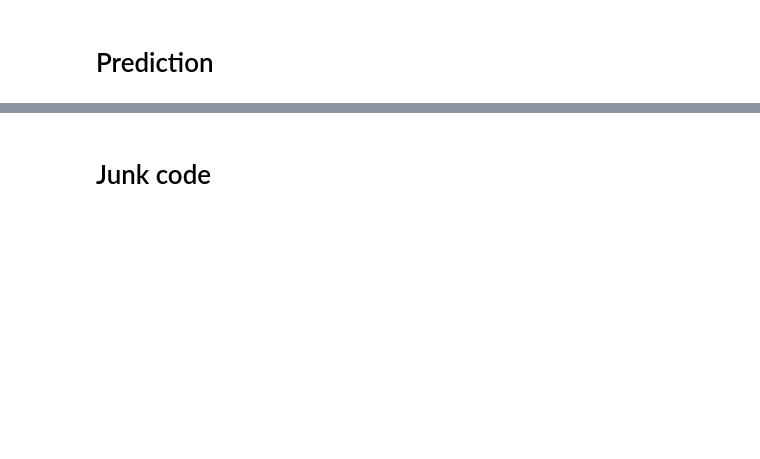
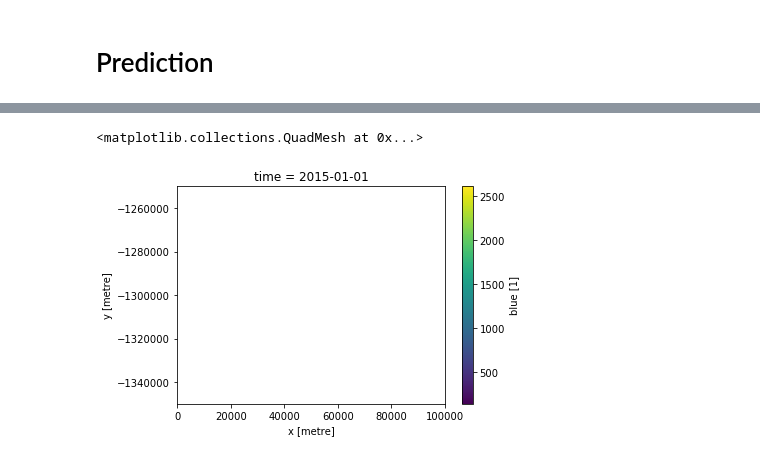
Before and after one commit to s-m-t-c/LCCS, a Jupyter notebook: decision_tree/efficienttrainer.ipynb, the cells around one changed output, grey strips where cells are left out. Drawn from its saved outputs; the diff is of its cells as text; code cells hidden in the pictures; blank space fills up the shorter version.

```diff
--- a/decision_tree/efficienttrainer.ipynb
+++ b/decision_tree/efficienttrainer.ipynb
@@ -105,16 +168,0 @@ AttributeError: 'str' object has no attribute 'distance'
-# %%
-#open the shapefile containing labelled data
-# shp_path='/g/data1a/u46/users/sc0554/LCCS/LCCS/decision_tree/training_data/training_samples_2015_-11_-35.shp'
-# shp_path='/g/data1a/u46/users/sc0554/LCCS/LCCS/decision_tree/training_data/LANDSCAPE_SALandCover_TrainingData_PointsConsolidated_SAOnly.shp'
-shp_path = '/g/data1a/r78/LCCS_Aberystwyth/training_data/2010_merged.shp'
-# shapes=fiona.open(shp_path,'r')
-# shp = gp.read_file(shp_path)
-crs=geometry.CRS(shapes.crs_wkt)
-# field = 'Classvalue'
-# field = 'CLASS_VALU'
-field = 'classnum'
-# class_value = 33
-product = 'ls8_nbart_geomedian_annual'
-query = {
-         'time': ('2015-01-01', '2015-02-01')
-         }
@@ -282,13 +252,17 @@ sklearn.tree.plot_tree(dtree, feature_names=feature_names, class_names=target_na
 # y = (-3000000, -2950000)
 # x = (-1000000, -950000)
 # y = (-3400000, -3350000)
-x = (-1200000, -1299850)
-y = (-3600000, -3500125)
+# x = (-1200000, -1299850)
+# y = (-3600000, -3500125)
 
 # # Coorong
 # x = (600000, 700000)
 # y = (-3950000, -3850000)
 
+# Kakadu
+x = (0,100000)
+y = (-1350000,-1250000)
+
 query = {'time': ('2015-01-01', '2015-02-01')}
 query['x'] = (x[0], x[1])
 query['y'] = (y[0], y[1])
@@ -299,6 +273,11 @@ display_map(x, y, crs="EPSG:3577")
 [interactive output not drawn]
 # %%
 new_data = dc.load(product=product, group_by='solar_day', **query)
+# %%
+new_data.blue.isel(time=0).plot()
+# %% [output]
+<matplotlib.collections.QuadMesh at 0x...>
+[figure, added]
 # %%
 new_data = calculate_indices(new_data, 'BUI', collection='ga_ls_2')
 new_data = calculate_indices(new_data, 'BSI', collection='ga_ls_2')
@@ -320,2 +298,0 @@ helpers.write_geotiff('nnetwork-13_-36.tif', out)
-# %% [markdown]
-# Junk code
```
Also changed, not shown: parts of 42 cells of this notebook.
